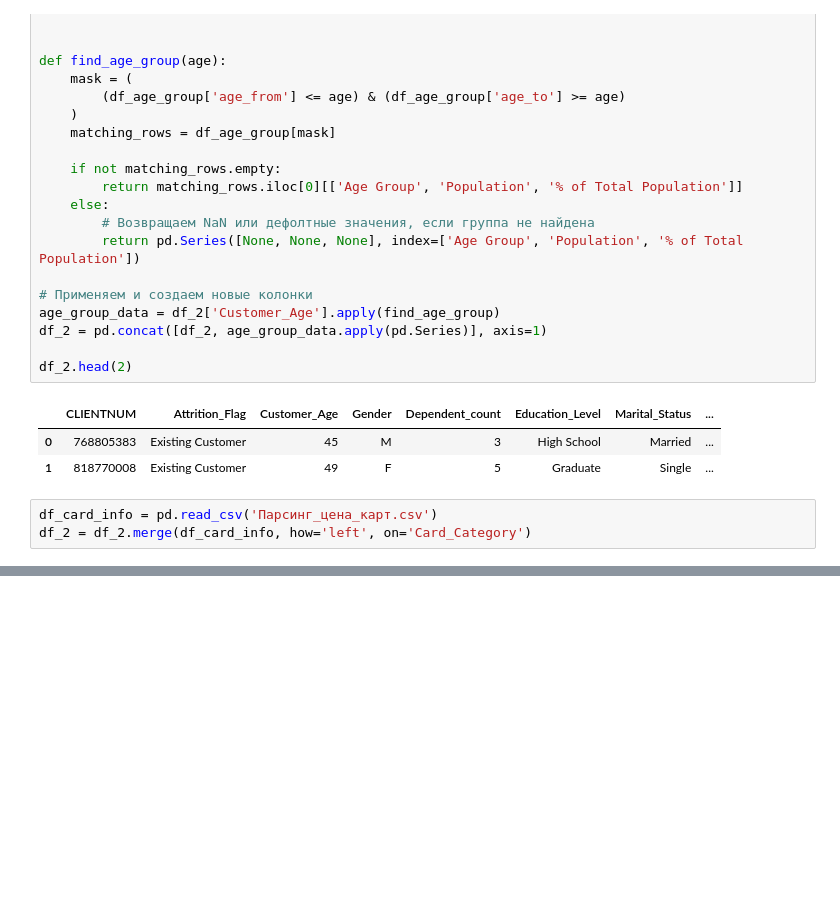
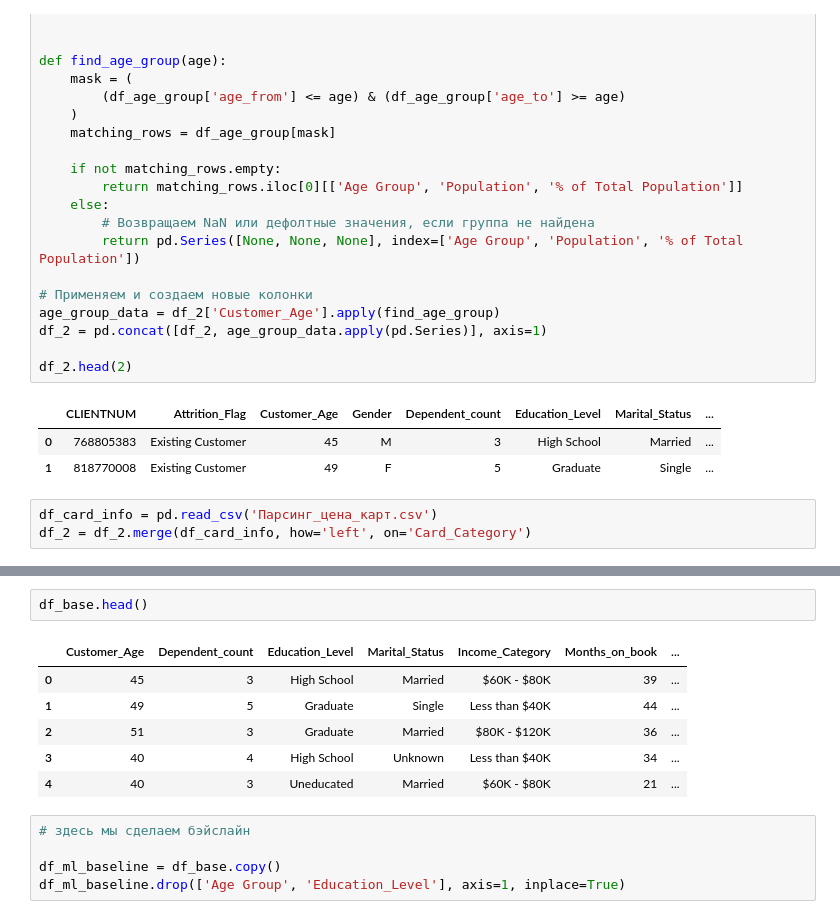
Before and after one commit to AlexRos06/hse_machine_learning_proj, a Jupyter notebook: ML_notebook.ipynb, the cells around one changed output, grey strips where cells are left out. Drawn from its saved outputs; the diff is of its cells as text; blank space fills up the shorter version.

```diff
--- a/ML_notebook.ipynb
+++ b/ML_notebook.ipynb
@@ -242,0 +422,14 @@ df_2.to_parquet('BankChurners_add_features.parquet')
+# %%
+df_base.head()
+# %% [output]
+|  | Customer_Age | Dependent_count | Education_Level | Marital_Status | Income_Category | Months_on_book | ... |
+| 0 | 45 | 3 | High School | Married | $60K - $80K | 39 | ... |
+| 1 | 49 | 5 | Graduate | Single | Less than $40K | 44 | ... |
+| 2 | 51 | 3 | Graduate | Married | $80K - $120K | 36 | ... |
+| 3 | 40 | 4 | High School | Unknown | Less than $40K | 34 | ... |
+| 4 | 40 | 3 | Uneducated | Married | $60K - $80K | 21 | ... |
+# %%
+# здесь мы сделаем бэйслайн
+
+df_ml_baseline = df_base.copy()
+df_ml_baseline.drop(['Age Group', 'Education_Level'], axis=1, inplace=True)
```
Also changed, not shown: parts of 21 cells of this notebook.
